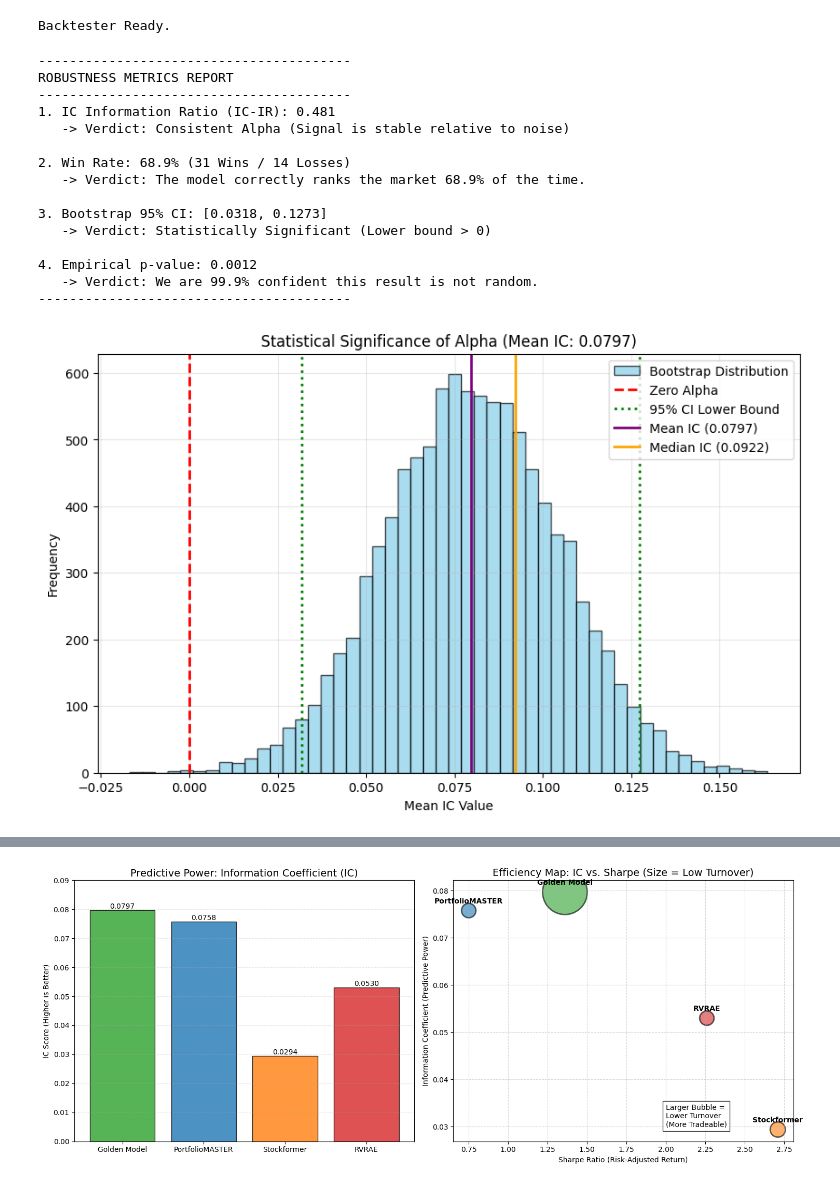
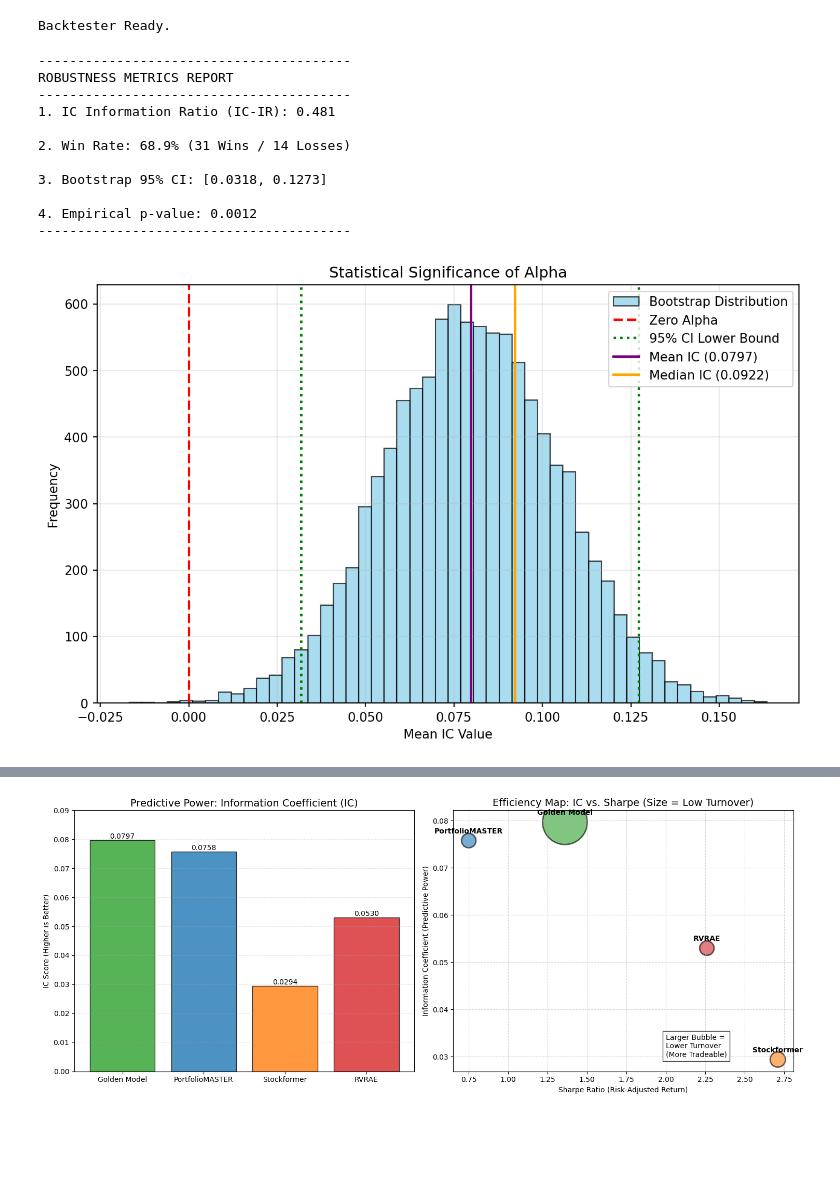
Before and after one commit to doxncwfn/trend-spy-bot, a Jupyter notebook: src/backend/models/train/metrics.ipynb, the cells around one changed output, grey strips where cells are left out. Drawn from its saved outputs; the diff is of its cells as text; code cells hidden in the pictures; blank space fills up the shorter version.

Commit message:
model: fix metrics notebook

```diff
--- a/src/backend/models/train/metrics.ipynb
+++ b/src/backend/models/train/metrics.ipynb
@@ -9,7 +9,6 @@ import matplotlib.pyplot as plt
 from pathlib import Path
 import os
 
-# --- CONFIGURATION ---
 CONFIG = {
     'data_dir': '../data',
     'model_path': 'final_trendspy_model.pth',
@@ -30,12 +29,11 @@ CONFIG = {
     'dropout': 0.0,
     'batch_size': 32,
     'device': 'cuda' if torch.cuda.is_available() else 'cpu',
-    'top_k': 5,
+    'top_k': 10,
     'transaction_cost_bps': 10,
     'confidence_threshold': 0.52
 }
 
-# --- 1. DATA PIPELINE (Fixed Universe) ---
 class UniversalDataProcessor:
     def __init__(self, data_dir, tickers):
         self.data_dir = Path(data_dir)
@@ -126,7 +124,6 @@ class UniversalDataset(Dataset):
         x = self.X[idx : idx + self.seq_len].transpose(1, 0, 2)
         return torch.FloatTensor(x), torch.LongTensor(self.IDs), torch.FloatTensor(self.Y[idx + self.seq_len - 1])
 
-# --- 2. MODEL ---
 class AdvancedCrossSectionalModel(nn.Module):
     def __init__(self, num_stocks, input_dim, hidden_dim, embed_dim, num_heads, dropout):
         super().__init__()
@@ -416,56 +413,39 @@ print("ROBUSTNESS METRICS REPORT")
 print("-" * 40)
 
 print(f"1. IC Information Ratio (IC-IR): {ic_ir:.3f}")
-if ic_ir > 0.4:
-    print("   -> Verdict: Consistent Alpha (Signal is stable relative to noise)")
-else:
-    print("   -> Verdict: Volatile Alpha (Signal is noisy)")
-
 print(f"\n2. Win Rate: {win_rate:.1%} ({n_positive} Wins / {n_negative} Losses)")
-print(f"   -> Verdict: The model correctly ranks the market {win_rate:.1%} of the time.")
-
 print(f"\n3. Bootstrap 95% CI: [{ci_lower:.4f}, {ci_upper:.4f}]")
-if ci_lower > 0:
-    print("   -> Verdict: Statistically Significant (Lower bound > 0)")
-else:
-    print("   -> Verdict: Result may be random noise (Interval crosses 0)")
-
 print(f"\n4. Empirical p-value: {p_value:.4f}")
-print(f"   -> Verdict: We are {(1 - p_value) * 100:.1f}% confident this result is not random.")
 print("-" * 40)
 
-plt.figure(figsize=(10, 6))
+plt.figure(figsize=(10, 6), dpi=150)
 
 plt.hist(boot_means, bins=50, color='skyblue', edgecolor='black', alpha=0.7, label='Bootstrap Distribution')
 plt.axvline(0, color='red', linestyle='--', linewidth=2, label='Zero Alpha')
 plt.axvline(ci_lower, color='green', linestyle=':', linewidth=2, label='95% CI Lower Bound')
 plt.axvline(ci_upper, color='green', linestyle=':', linewidth=2)
 plt.axvline(ic_mean, color='purple', linestyle='-', linewidth=2, label=f'Mean IC ({ic_mean:.4f})')
 plt.axvline(ic_median, color='orange', linestyle='-', linewidth=2, label=f'Median IC ({ic_median:.4f})')
 
-plt.title(f"Statistical Significance of Alpha (Mean IC: {ic_mean:.4f})")
+plt.title(f"Statistical Significance of Alpha")
 plt.xlabel("Mean IC Value")
 plt.ylabel("Frequency")
 plt.legend()
 plt.grid(True, alpha=0.3)
 plt.show()
 # %% [output]
 ----------------------------------------
 ROBUSTNESS METRICS REPORT
 ----------------------------------------
 1. IC Information Ratio (IC-IR): 0.481
-   -> Verdict: Consistent Alpha (Signal is stable relative to noise)
 
 2. Win Rate: 68.9% (31 Wins / 14 Losses)
-   -> Verdict: The model correctly ranks the market 68.9% of the time.
 
 3. Bootstrap 95% CI: [0.0318, 0.1273]
-   -> Verdict: Statistically Significant (Lower bound > 0)
 
 4. Empirical p-value: 0.0012
-   -> Verdict: We are 99.9% confident this result is not random.
 ----------------------------------------
-[figure, old version]
+[figure, new version]
 # %%
 backtester = ComprehensiveBacktester(signal_df, CONFIG)
 
```
Also changed, not shown: parts of 6 cells of this notebook, 2 other files.
